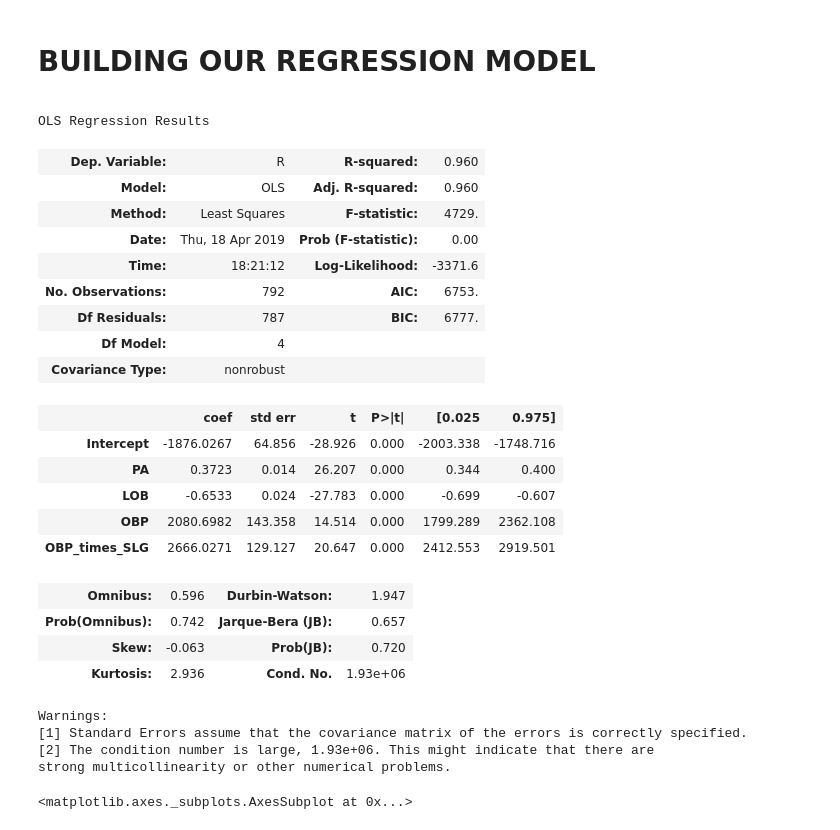
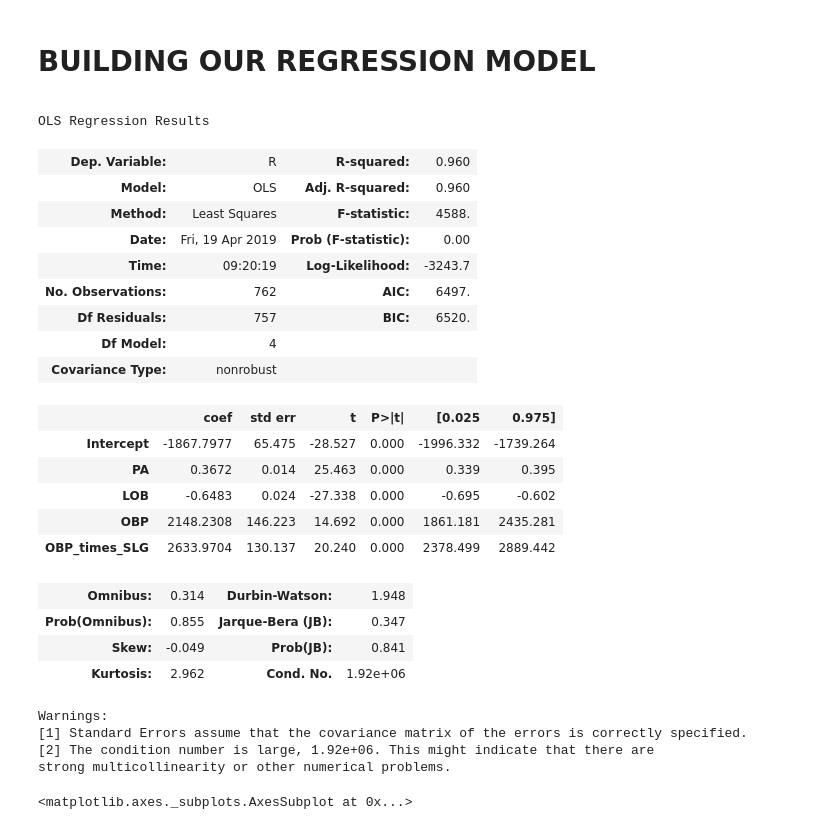
Before and after one commit to AustinKrause/mlb-runs-predictor, a Jupyter notebook: EDA_1.ipynb, the cells around one changed output. Saved outputs shown, nothing was run; the diff lists cells and outputs as text; code cells hidden in the pictures.

Commit message:
added poe on test model

```diff
--- a/EDA_1.ipynb
+++ b/EDA_1.ipynb
@@ -71,3 +71,6 @@ df['Age_of_Hitters'] = pd.cut(df.BatAge,4, labels=["Rookies", "Young_Aged", "Avg
 #drop rows where year is 1994/1995 due to MLB strike
 df = df[df.Year != 1994]
 df = df[df.Year != 1995]
+# %%
+#create df that does not include 2018
+df_not_2018 = df[df.Year != 2018]
@@ -198,32 +225,32 @@ plt.show()
 # %% [markdown]
 <B><h1>BUILDING OUR REGRESSION MODEL
 # %%
-model = ols(formula='R ~ PA + LOB + OBP + OBP_times_SLG', data=df).fit()
+model = ols(formula='R ~ PA + LOB + OBP + OBP_times_SLG', data=df_not_2018).fit()
 model.summary()
 # %% [output]
 OLS Regression Results
 | Dep. Variable: | R | R-squared: | 0.960 |
 | Model: | OLS | Adj. R-squared: | 0.960 |
-| Method: | Least Squares | F-statistic: | 4729. |
-| Date: | Thu, 18 Apr 2019 | Prob (F-statistic): | 0.00 |
-| Time: | 18:21:12 | Log-Likelihood: | -3371.6 |
-| No. Observations: | 792 | AIC: | 6753. |
-| Df Residuals: | 787 | BIC: | 6777. |
+| Method: | Least Squares | F-statistic: | 4588. |
+| Date: | Fri, 19 Apr 2019 | Prob (F-statistic): | 0.00 |
+| Time: | 09:20:19 | Log-Likelihood: | -3243.7 |
+| No. Observations: | 762 | AIC: | 6497. |
+| Df Residuals: | 757 | BIC: | 6520. |
 | Df Model: | 4 |  |  |
 | Covariance Type: | nonrobust |  |  |
 |  | coef | std err | t | P>|t| | [0.025 | 0.975] |
-| Intercept | -1876.0267 | 64.856 | -28.926 | 0.000 | -2003.338 | -1748.716 |
-| PA | 0.3723 | 0.014 | 26.207 | 0.000 | 0.344 | 0.400 |
-| LOB | -0.6533 | 0.024 | -27.783 | 0.000 | -0.699 | -0.607 |
-| OBP | 2080.6982 | 143.358 | 14.514 | 0.000 | 1799.289 | 2362.108 |
-| OBP_times_SLG | 2666.0271 | 129.127 | 20.647 | 0.000 | 2412.553 | 2919.501 |
+| Intercept | -1867.7977 | 65.475 | -28.527 | 0.000 | -1996.332 | -1739.264 |
+| PA | 0.3672 | 0.014 | 25.463 | 0.000 | 0.339 | 0.395 |
+| LOB | -0.6483 | 0.024 | -27.338 | 0.000 | -0.695 | -0.602 |
+| OBP | 2148.2308 | 146.223 | 14.692 | 0.000 | 1861.181 | 2435.281 |
+| OBP_times_SLG | 2633.9704 | 130.137 | 20.240 | 0.000 | 2378.499 | 2889.442 |
-| Omnibus: | 0.596 | Durbin-Watson: | 1.947 |
-| Prob(Omnibus): | 0.742 | Jarque-Bera (JB): | 0.657 |
-| Skew: | -0.063 | Prob(JB): | 0.720 |
-| Kurtosis: | 2.936 | Cond. No. | 1.93e+06 |
+| Omnibus: | 0.314 | Durbin-Watson: | 1.948 |
+| Prob(Omnibus): | 0.855 | Jarque-Bera (JB): | 0.347 |
+| Skew: | -0.049 | Prob(JB): | 0.841 |
+| Kurtosis: | 2.962 | Cond. No. | 1.92e+06 |
 Warnings:
 [1] Standard Errors assume that the covariance matrix of the errors is correctly specified.
-[2] The condition number is large, 1.93e+06. This might indicate that there are
+[2] The condition number is large, 1.92e+06. This might indicate that there are
 strong multicollinearity or other numerical problems.
 # %%
 sns.residplot(df['PA'], df['R'], lowess = True)
```
Also changed, not shown: parts of 21 cells of this notebook.
